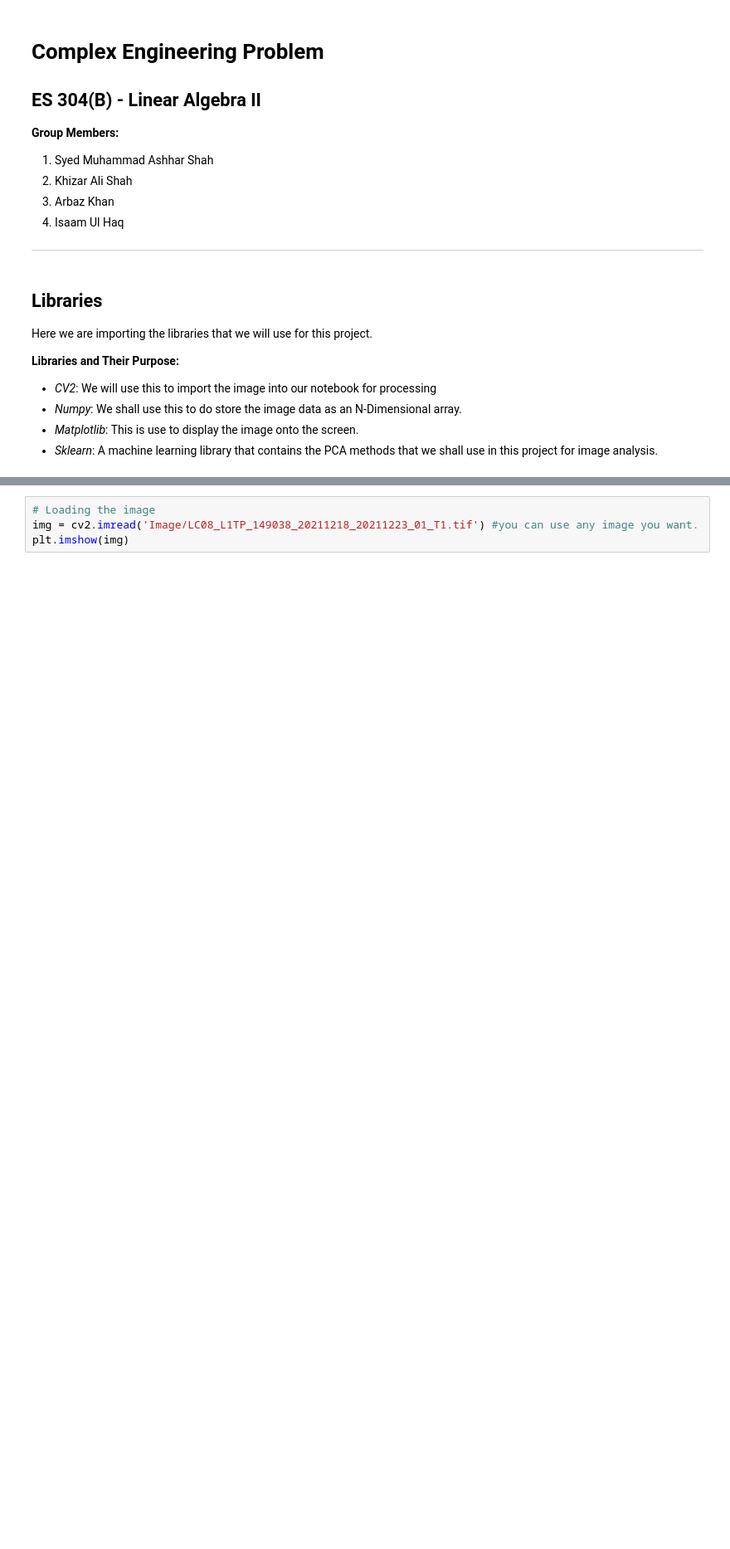
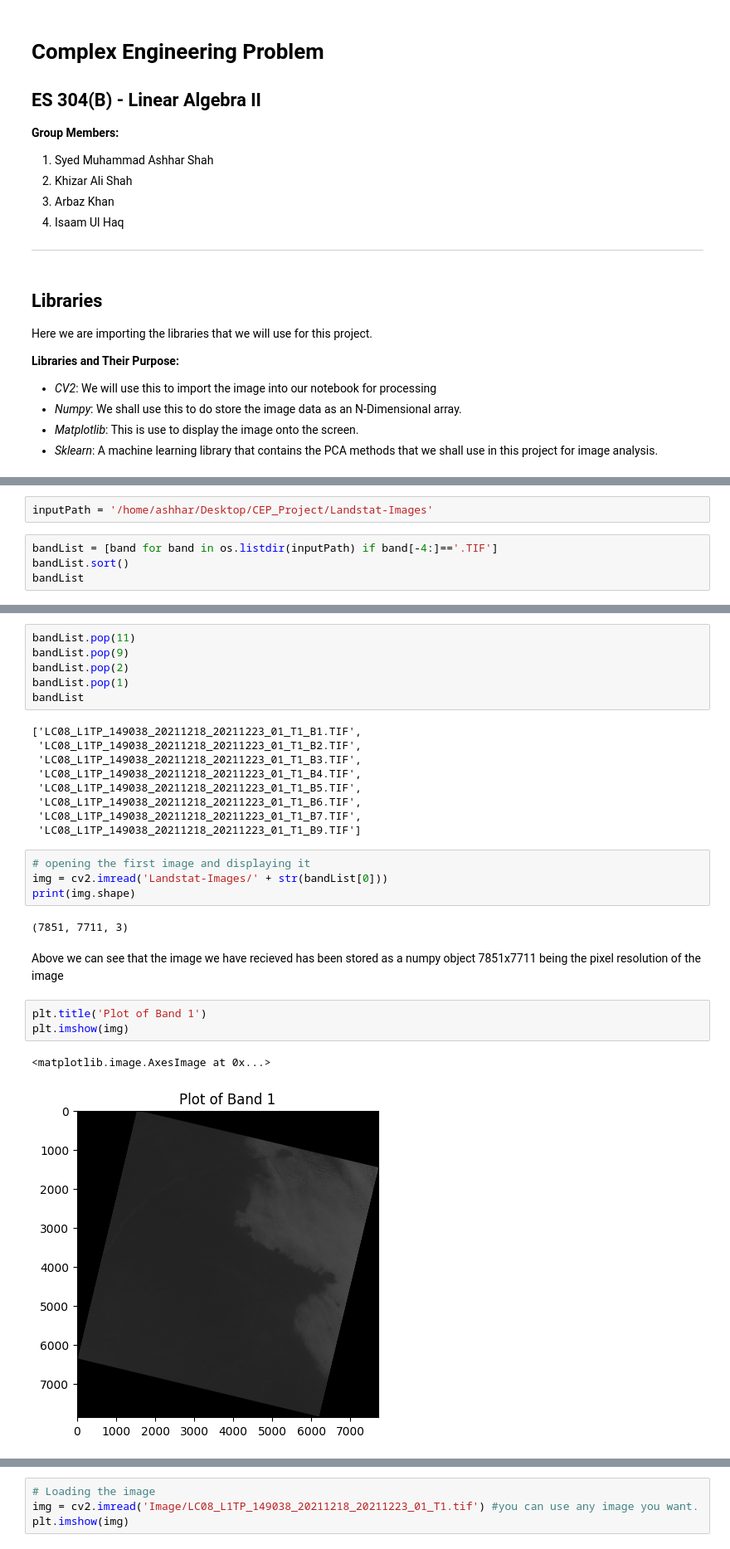
Before and after one commit to AshharShah/Principal_Component_Analysis_Project, a Jupyter notebook: CEP_Project.ipynb, the cells around one changed output, grey strips where cells are left out. Shown at 83% size. Cells and saved outputs as stored; diff of their text form; blank space fills up the shorter version.

Commit message:
Added Band List

```diff
--- a/CEP_Project.ipynb
+++ b/CEP_Project.ipynb
@@ -27,0 +40,6 @@ We first load and display the initial image on which we wish to perform principl
+# %%
+inputPath = '/home/ashhar/Desktop/CEP_Project/Landstat-Images'
+# %%
+bandList = [band for band in os.listdir(inputPath) if band[-4:]=='.TIF']
+bandList.sort()
+bandList
@@ -27,0 +61,29 @@ We first load and display the initial image on which we wish to perform principl
+# %%
+bandList.pop(11)
+bandList.pop(9)
+bandList.pop(2)
+bandList.pop(1)
+bandList
+# %% [output]
+['LC08_L1TP_149038_20211218_20211223_01_T1_B1.TIF',
+ 'LC08_L1TP_149038_20211218_20211223_01_T1_B2.TIF',
+ 'LC08_L1TP_149038_20211218_20211223_01_T1_B3.TIF',
+ 'LC08_L1TP_149038_20211218_20211223_01_T1_B4.TIF',
+ 'LC08_L1TP_149038_20211218_20211223_01_T1_B5.TIF',
+ 'LC08_L1TP_149038_20211218_20211223_01_T1_B6.TIF',
+ 'LC08_L1TP_149038_20211218_20211223_01_T1_B7.TIF',
+ 'LC08_L1TP_149038_20211218_20211223_01_T1_B9.TIF']
+# %%
+# opening the first image and displaying it
+img = cv2.imread('Landstat-Images/' + str(bandList[0]))
+print(img.shape)
+# %% [output]
+(7851, 7711, 3)
+# %% [markdown]
+Above we can see that the image we have recieved has been stored as a numpy object 7851x7711 being the pixel resolution of the image
+# %%
+plt.title('Plot of Band 1')
+plt.imshow(img)
+# %% [output]
+<matplotlib.image.AxesImage at 0x...>
+[figure, added]
```
Also changed, not shown: parts of 8 cells of this notebook, 1 other file.
